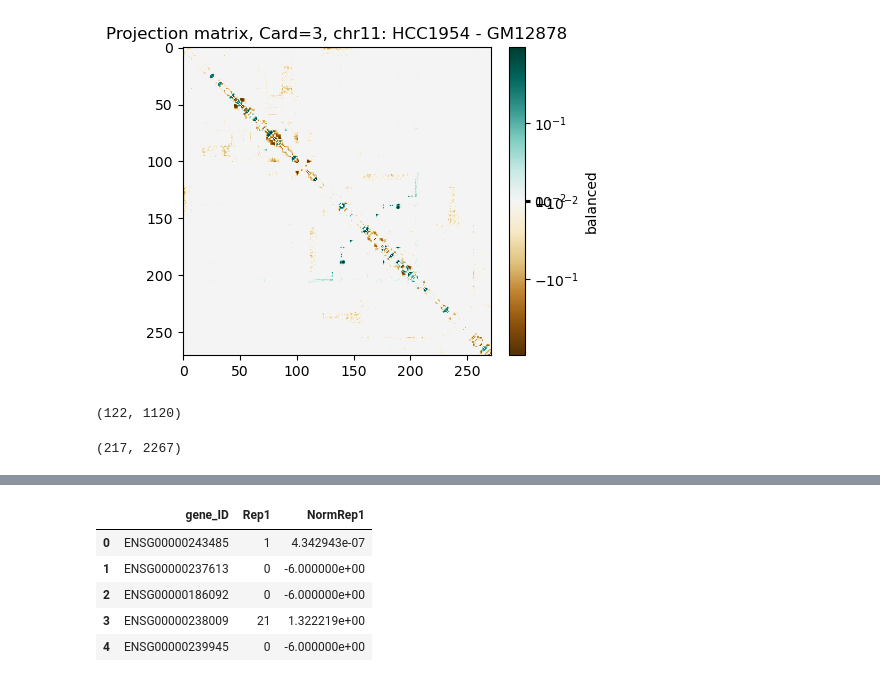
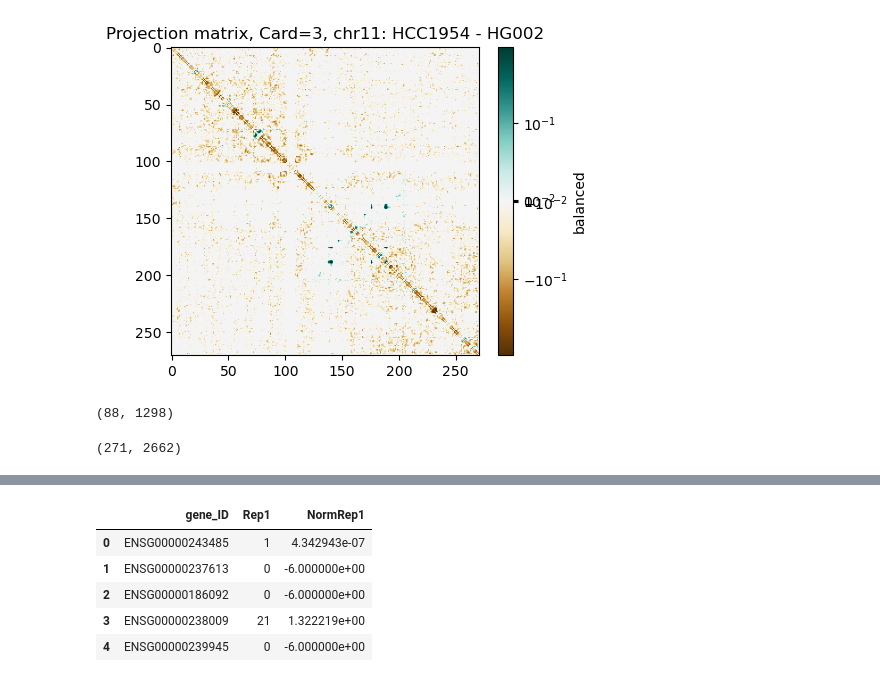
Before and after one commit to noush-joglekar/sporeC_prelim, a Jupyter notebook: scripts/jupyterNB/differentialAnalysis_v1.ipynb, the cells around one changed output, grey strips where cells are left out. Drawn from its saved outputs; the diff is of its cells as text; code cells hidden in the pictures.

```diff
--- a/scripts/jupyterNB/differentialAnalysis_v1.ipynb
+++ b/scripts/jupyterNB/differentialAnalysis_v1.ipynb
@@ -34,7 +34,7 @@ pn1 = pm1 / np.nanmax(pm1)
 pn2 = pm2 / np.nanmax(pm2)
 pn3 = pm3 / np.nanmax(pm3)
 # %%
-diffMat = pn1.sub(pn3, fill_value=0)
+diffMat = pn1.sub(pn2, fill_value=0)
 # Extract numeric values following "Bin" in the index
 numeric_values = diffMat.index.to_series().str.extract(r'Bin(\d+)', expand=False).astype(int)
 
@@ -43,17 +43,17 @@ diffMat_sorted = diffMat.loc[numeric_values.sort_values().index, numeric_values.
 # %%
 from matplotlib.colors import LogNorm
 from matplotlib.colors import SymLogNorm
 from matplotlib import colors
 
 
 plt.figure(figsize=(6, 4))
 im = plt.imshow(diffMat_sorted, cmap="BrBG", norm=colors.SymLogNorm(linthresh=0.02, linscale=0.02,
                                               vmin=-0.5, vmax=0.5, base=10))
 plt.colorbar(im, fraction=0.046, pad=0.04, label='balanced');
-plt.title(f"Projection matrix, Card=3, {chromID}: HCC1954 - GM12878")
+plt.title(f"Projection matrix, Card=3, {chromID}: HCC1954 - HG002")
 plt.show()
 # %% [output]
-[figure, old version]
+[figure, new version]
 # %%
 pm1_enr = diffMat.where(diffMat >= 0.05, 0)
 pm2_enr =  diffMat.where(diffMat <= -0.05, 0)
@@ -69,9 +69,9 @@ multiwayReads_pm1 = id1.loc[positive_rows].sum() > 2
 enriched_pm1_incDF = id1.loc[positive_rows,multiwayReads_pm1]
 print(enriched_pm1_incDF.shape)
 
-multiwayReads_pm2 = id3.loc[negative_rows].sum() > 2
-enriched_pm2_incDF = id3.loc[negative_rows,multiwayReads_pm2]
+multiwayReads_pm2 = id2.loc[negative_rows].sum() > 2
+enriched_pm2_incDF = id2.loc[negative_rows,multiwayReads_pm2]
 enriched_pm2_incDF.shape
 # %% [output]
-(122, 1120)
+(88, 1298)
-(217, 2267)
+(271, 2662)
```
Also changed, not shown: parts of 39 cells of this notebook.
